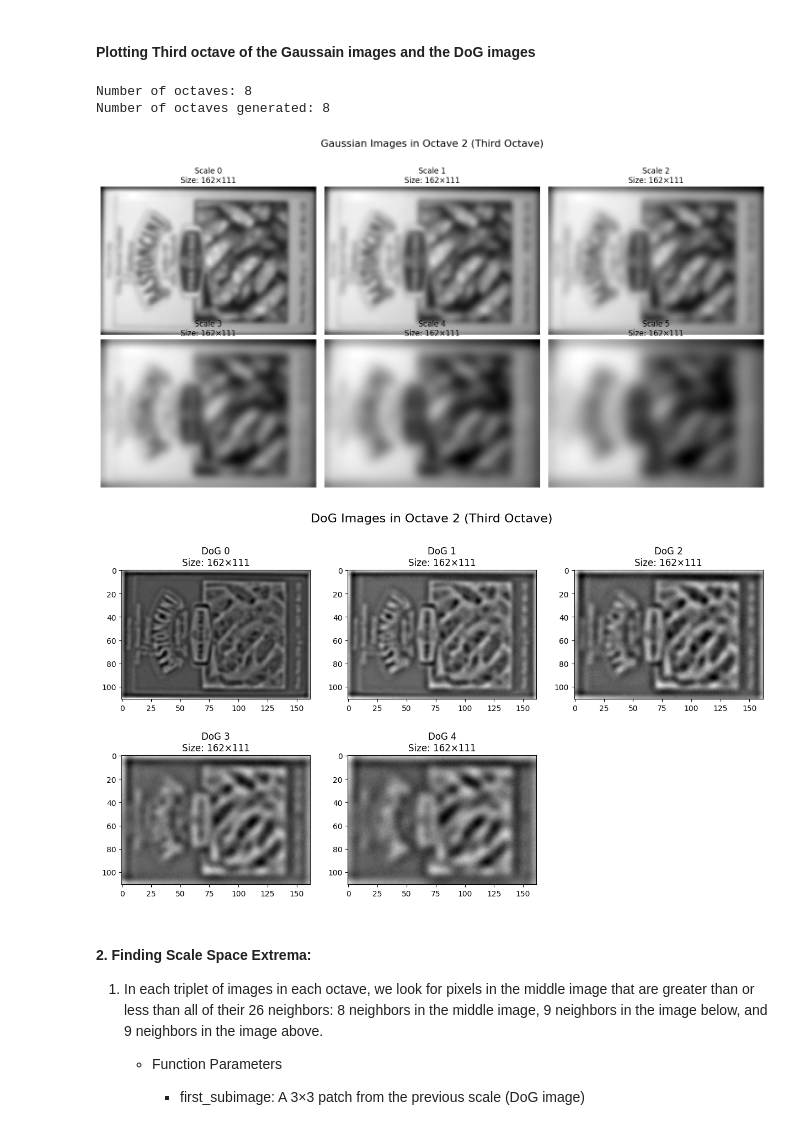
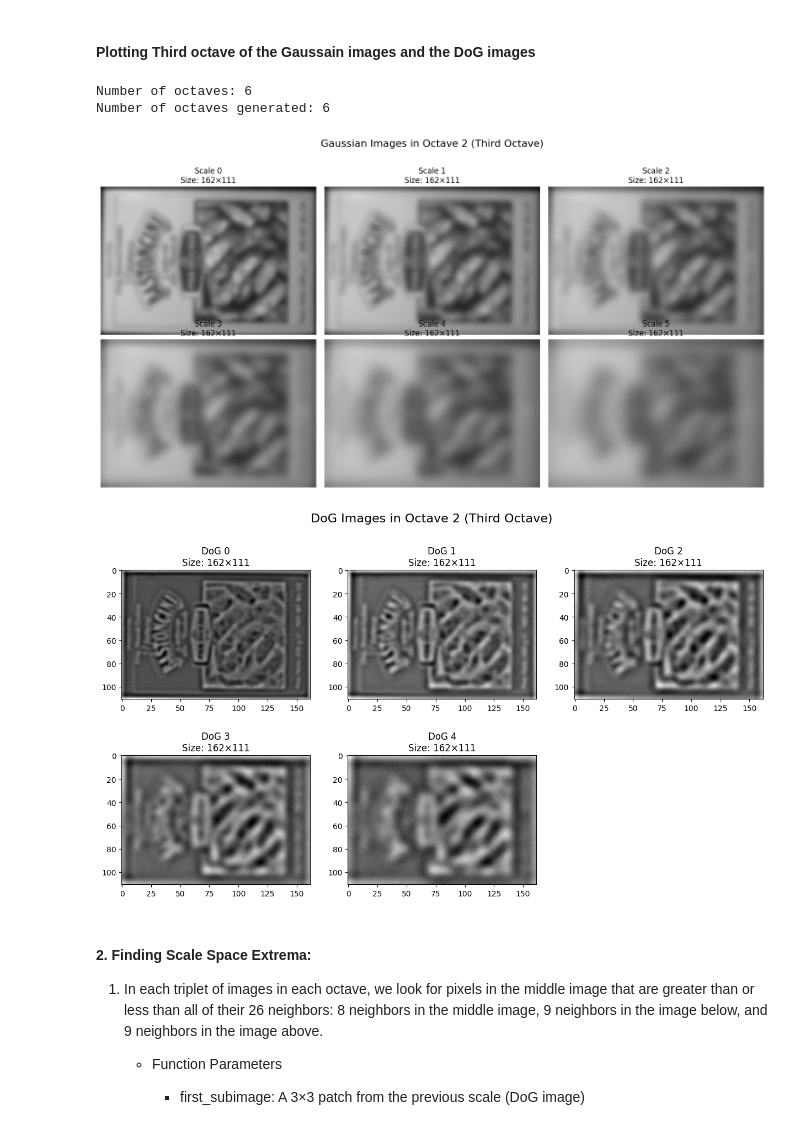
Before and after one commit to LucidumLab/Task3-Perceptive-Features-Extraction-Matching, a Jupyter notebook: notebooks/SIFT.ipynb, the cells around one changed output. Saved outputs shown, nothing was run; the diff lists cells and outputs as text; code cells hidden in the pictures.

```diff
--- a/notebooks/SIFT.ipynb
+++ b/notebooks/SIFT.ipynb
@@ -21,15 +21,22 @@ import numpy as np
 ### **1. Scale-space Extrema Detection:**
 #### 1. Scale Space and Image Pyramids
 1. Generate the base image by doubling the size of the input image and blurring it with a Gaussian kernel.
+# %%
+# Here we read the image and apply preporocessing to it
+
+image = cv2.imread('..\data\\box.png')
+gray = cv2.cvtColor(image, cv2.COLOR_2GRAY)
+
+#Normalize the image to have a mean of 0 and a standard deviation of 1
+gray = (gray - np.mean(gray)) / np.std(gray)
+gray = gray.astype(np.int8)
 # %%
 def generateBaseImage(image, sigma, assumed_blur):
+    # Blur baseline
     image = cv2.resize(image, (0,0), fx=2, fy=2, interpolation=cv2.INTER_LINEAR)
     sigma_diff = sqrt(max((sigma ** 2) - ((2 * assumed_blur) ** 2), 0.01))
     return cv2.GaussianBlur(image, (0, 0), sigmaX=sigma_diff, sigmaY=sigma_diff)
 
-# Test
-# Load the image
-image = cv2.imread('E:\\Rawan\\Projects\\Computer Vision\\Task3PrespicteFeatureExtraction&Matching\\Task3-Perceptive-Features-Extraction-Matching\\data\\box.png', cv2.COLOR_BGR2RGB)
 
 # Set parameters
 sigma = 1.6
@@ -79,7 +86,7 @@ Base image shape: (446, 648)
         * Actually, it ensures a minimum dimension of about 2, which `round`s to 3 pixels when implemented
 # %%
 def computeNumberOfOctaves(image_shape):
-    return int(round(log(min(image_shape)) / log(2) - 1))
+    return min(int(round(log(min(image_shape)) / log(2) - 1)), 6)# This is the number of octaves in the image whith upper limmit of 6
 
 # Test with different image sizes
 # Test 1: A small image
@@ -121,6 +128,8 @@ For Einstein image with shape (223, 324), number of octaves = 7
 # %%
 def generateGaussianKernels(sigma, num_intervals):
     num_images_per_octave = num_intervals + 3
+
+
     k = 2 ** (1. / num_intervals)
     gaussian_kernels = zeros(num_images_per_octave)
     gaussian_kernels[0] = sigma
@@ -132,6 +141,6 @@ def generateGaussianKernels(sigma, num_intervals):
     return gaussian_kernels
 
 # Test
-gaussian_kernels = generateGaussianKernels(1.6, 3)
+gaussian_kernels = generateGaussianKernels(1.6, computeNumberOfOctaves(gray.shap))
 print(gaussian_kernels)
 # %% [output]
@@ -167,7 +225,7 @@ def generateDoGImages(gaussian_images):
 #### Plotting Third octave of the Gaussain images and the DoG images
 # %%
 # Compute number of octaves
-num_octaves = computeNumberOfOctaves(base_image.shape)
+num_octaves = computeNumberOfOctaves(gray.shape)
 print(f"Number of octaves: {num_octaves}")
 
 # Generate Gaussian kernels
@@ -184,36 +242,36 @@ dog_images = generateDoGImages(gaussian_images)
 if len(gaussian_images) > 2:
     # Plot the third octave of Gaussian images
     third_octave_gaussian = gaussian_images[2]
 
     plt.figure(figsize=(15, 8))
     plt.suptitle('Gaussian Images in Octave 2 (Third Octave)', fontsize=16)
 
     for i, img in enumerate(third_octave_gaussian):
         plt.subplot(2, 3, i+1)
         plt.imshow(img, cmap='gray')
         plt.title(f'Scale {i}\nSize: {img.shape[1]}×{img.shape[0]}')
         plt.axis('off')
 
     plt.tight_layout()
     plt.subplots_adjust(top=0.85)
     plt.show()
 
     # Plot the third octave of DoG images
     third_octave_dog = dog_images[2]
 
     plt.figure(figsize=(15, 8))
     plt.suptitle('DoG Images in Octave 2 (Third Octave)', fontsize=16)
 
     for i, img in enumerate(third_octave_dog):
         plt.subplot(2, 3, i+1)
         # Normalize DoG images for better visualization
         img_normalized = (img - img.min()) / (img.max() - img.min())
         plt.imshow(img_normalized, cmap='gray')
         plt.title(f'DoG {i}\nSize: {img.shape[1]}×{img.shape[0]}')
 # %% [output]
-Number of octaves: 8
-Number of octaves generated: 8
+Number of octaves: 6
+Number of octaves generated: 6
-[figure, old version]
+[figure, new version]
 [figure]
 # %% [markdown]
 #### 2. Finding Scale Space Extrema:
```
Also changed, not shown: parts of 4 cells of this notebook, 13 other files.
